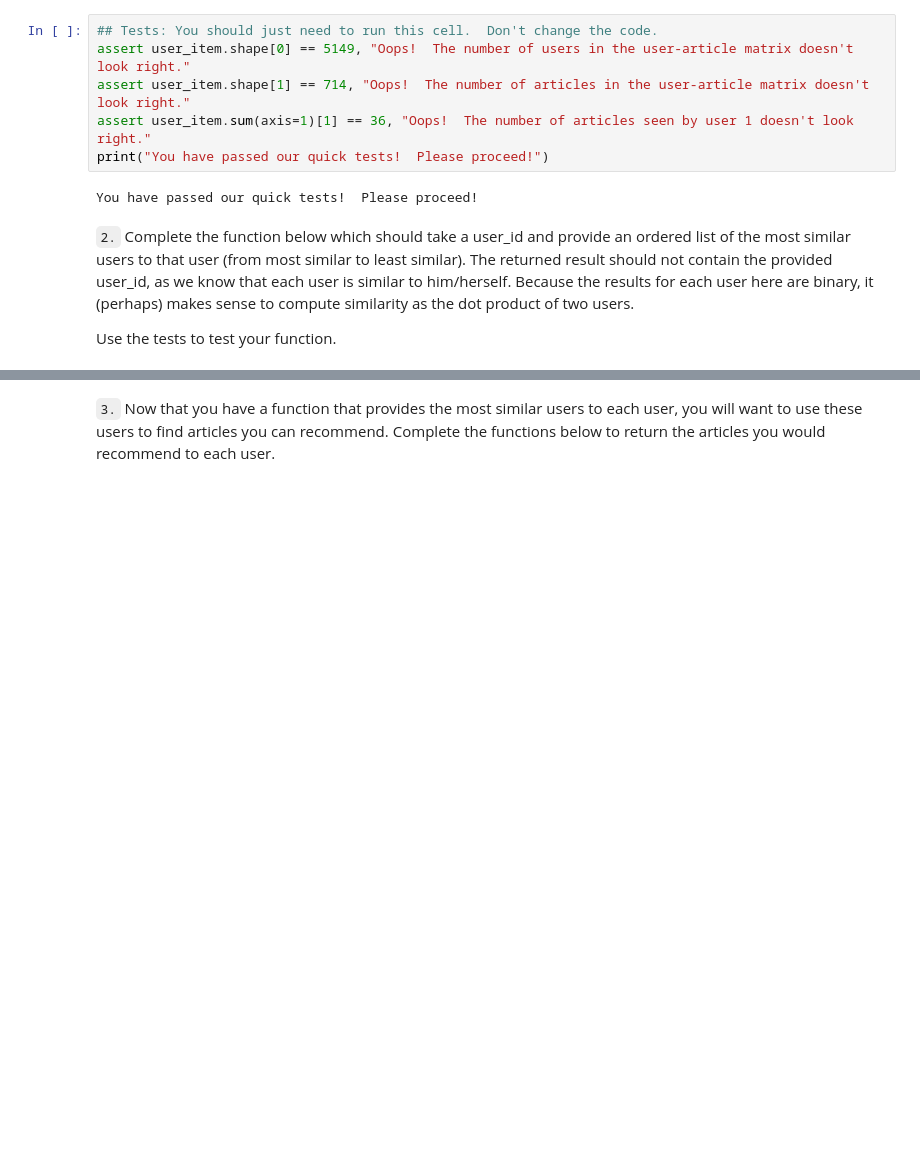
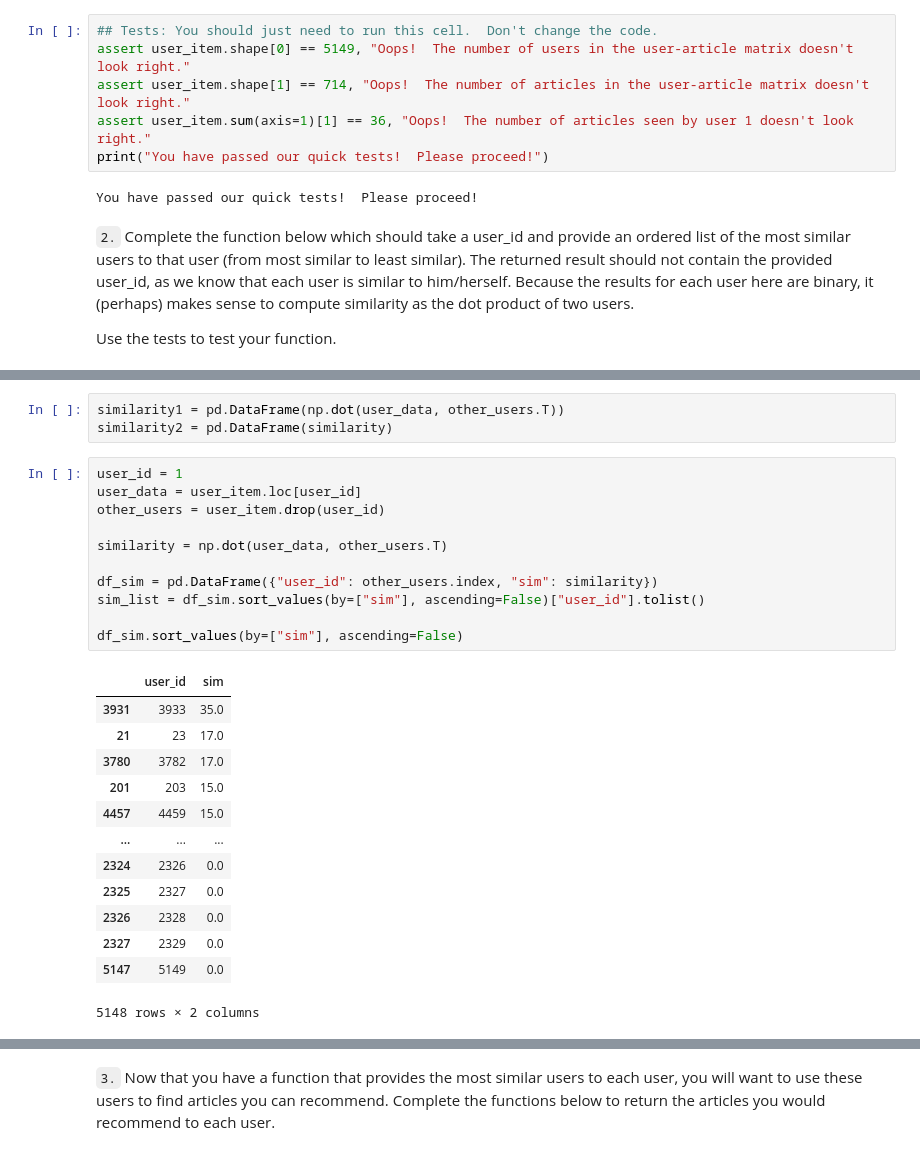
Before and after one commit to lethiess/RecommenderSystem, a Jupyter notebook: Recommendations_with_IBM.ipynb, the cells around one changed output, grey strips where cells are left out. Saved outputs shown, nothing was run; the diff lists cells and outputs as text; blank space fills up the shorter version.

```diff
--- a/Recommendations_with_IBM.ipynb
+++ b/Recommendations_with_IBM.ipynb
@@ -313,0 +331,28 @@ Use the tests to test your function.
+# %%
+similarity1 = pd.DataFrame(np.dot(user_data, other_users.T))
+similarity2 = pd.DataFrame(similarity)
+# %%
+user_id = 1
+user_data = user_item.loc[user_id]
+other_users = user_item.drop(user_id)
+
+similarity = np.dot(user_data, other_users.T)
+
+df_sim = pd.DataFrame({"user_id": other_users.index, "sim": similarity})
+sim_list = df_sim.sort_values(by=["sim"], ascending=False)["user_id"].tolist()
+
+df_sim.sort_values(by=["sim"], ascending=False)
+# %% [output]
+|  | user_id | sim |
+| 3931 | 3933 | 35.0 |
+| 21 | 23 | 17.0 |
+| 3780 | 3782 | 17.0 |
+| 201 | 203 | 15.0 |
+| 4457 | 4459 | 15.0 |
+| ... | ... | ... |
+| 2324 | 2326 | 0.0 |
+| 2325 | 2327 | 0.0 |
+| 2326 | 2328 | 0.0 |
+| 2327 | 2329 | 0.0 |
+| 5147 | 5149 | 0.0 |
+5148 rows × 2 columns
```
Also changed, not shown: parts of 7 cells of this notebook.
